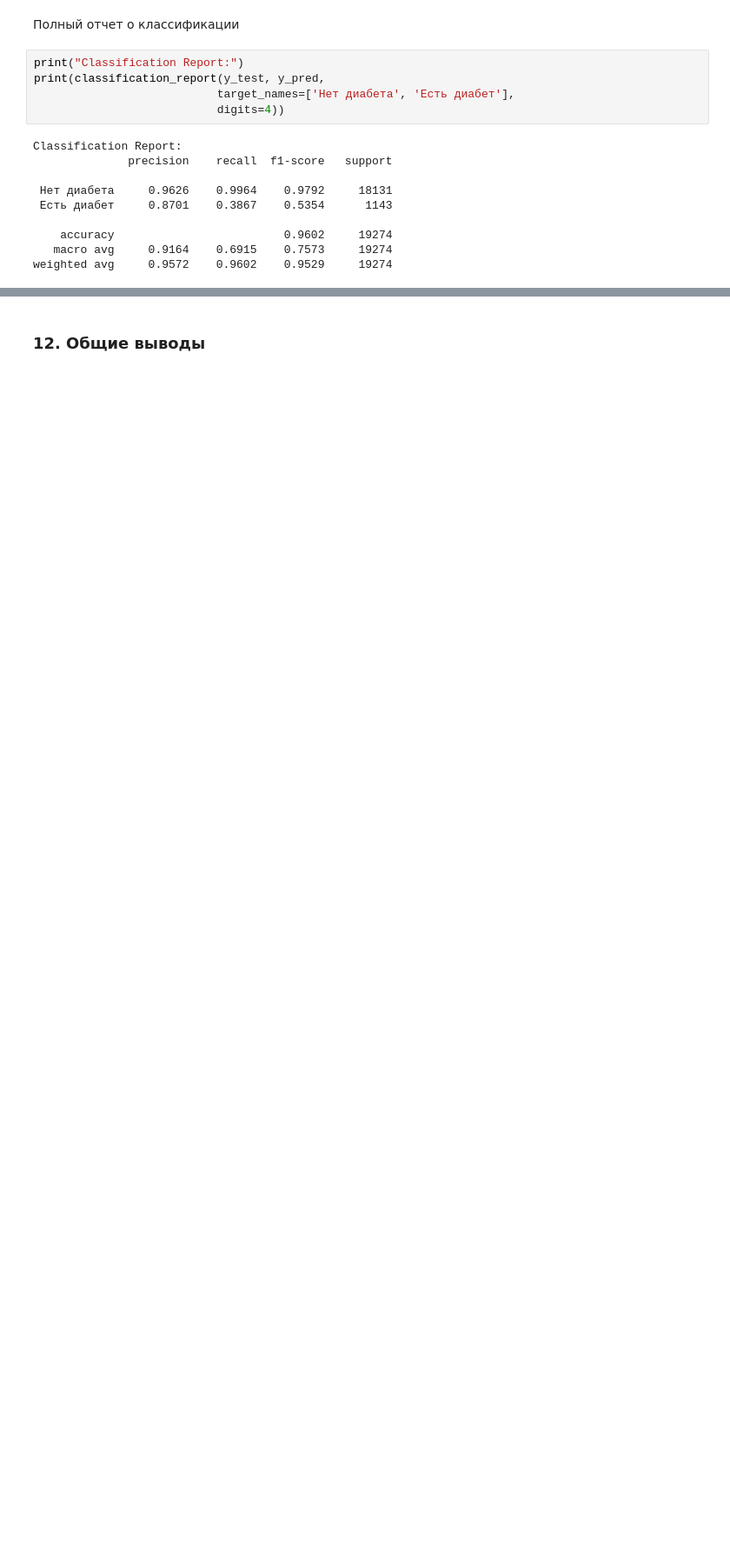
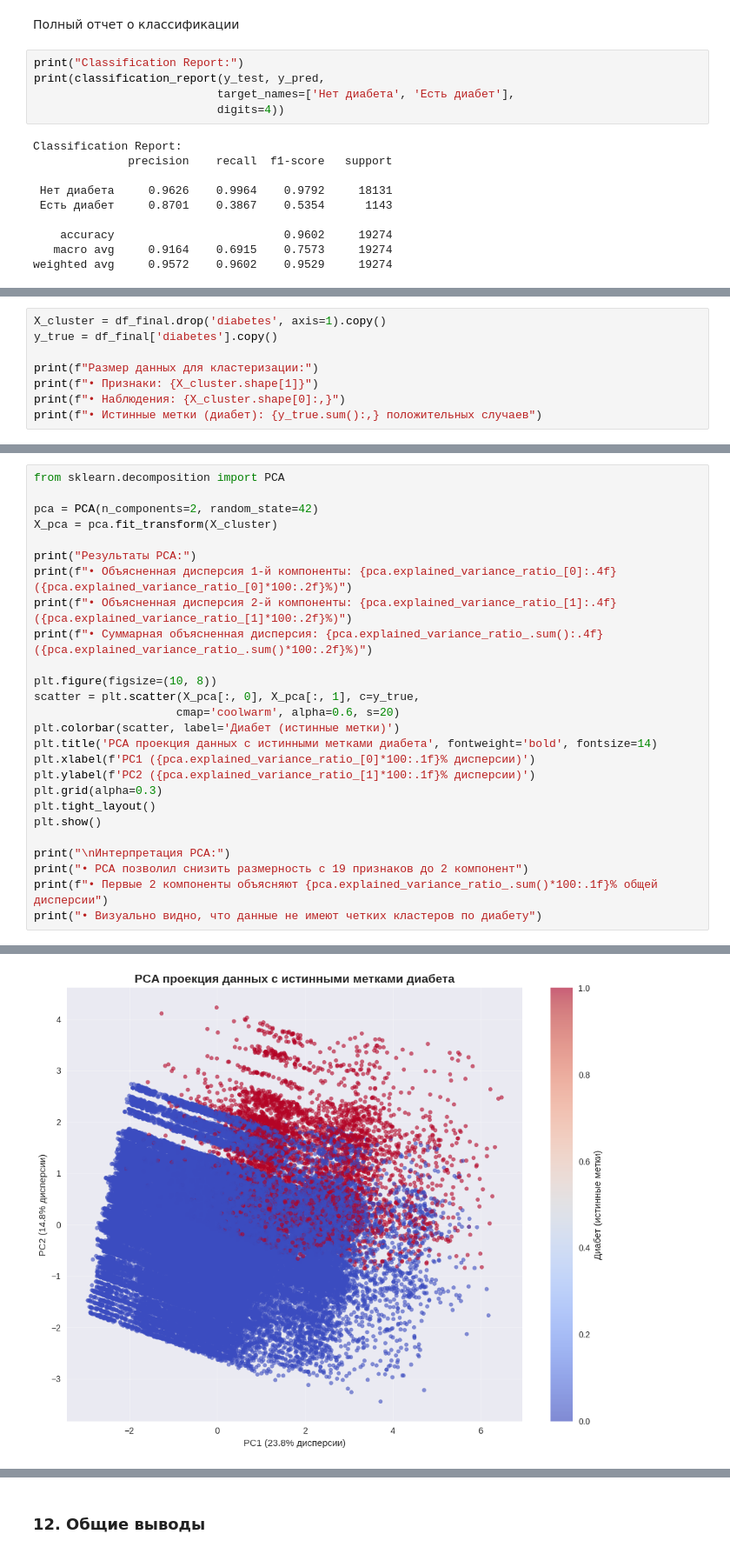
Before and after one commit to Kvoks/ML, a Jupyter notebook: ML1Khovansky.ipynb, the cells around one changed output, grey strips where cells are left out. Shown at 87% size. Cells and saved outputs as stored; diff of their text form; blank space fills up the shorter version.

```diff
--- a/ML1Khovansky.ipynb
+++ b/ML1Khovansky.ipynb
@@ -1348,0 +1374,8 @@ weighted avg     0.9572    0.9602    0.9529     19274
+# %%
+X_cluster = df_final.drop('diabetes', axis=1).copy()
+y_true = df_final['diabetes'].copy()
+
+print(f"Размер данных для кластеризации:")
+print(f"• Признаки: {X_cluster.shape[1]}")
+print(f"• Наблюдения: {X_cluster.shape[0]:,}")
+print(f"• Истинные метки (диабет): {y_true.sum():,} положительных случаев")
@@ -1348,0 +1389,27 @@ weighted avg     0.9572    0.9602    0.9529     19274
+# %%
+from sklearn.decomposition import PCA
+
+pca = PCA(n_components=2, random_state=42)
+X_pca = pca.fit_transform(X_cluster)
+
+print("Результаты PCA:")
+print(f"• Объясненная дисперсия 1-й компоненты: {pca.explained_variance_ratio_[0]:.4f} ({pca.explained_variance_ratio_[0]*100:.2f}%)")
+print(f"• Объясненная дисперсия 2-й компоненты: {pca.explained_variance_ratio_[1]:.4f} ({pca.explained_variance_ratio_[1]*100:.2f}%)")
+print(f"• Суммарная объясненная дисперсия: {pca.explained_variance_ratio_.sum():.4f} ({pca.explained_variance_ratio_.sum()*100:.2f}%)")
+
+plt.figure(figsize=(10, 8))
+scatter = plt.scatter(X_pca[:, 0], X_pca[:, 1], c=y_true,
+                     cmap='coolwarm', alpha=0.6, s=20)
+plt.colorbar(scatter, label='Диабет (истинные метки)')
+plt.title('PCA проекция данных с истинными метками диабета', fontweight='bold', fontsize=14)
+plt.xlabel(f'PC1 ({pca.explained_variance_ratio_[0]*100:.1f}% дисперсии)')
+plt.ylabel(f'PC2 ({pca.explained_variance_ratio_[1]*100:.1f}% дисперсии)')
+plt.grid(alpha=0.3)
+plt.tight_layout()
+plt.show()
+
+print("\nИнтерпретация PCA:")
+print("• PCA позволил снизить размерность с 19 признаков до 2 компонент")
+print(f"• Первые 2 компоненты объясняют {pca.explained_variance_ratio_.sum()*100:.1f}% общей дисперсии")
+print("• Визуально видно, что данные не имеют четких кластеров по диабету")
+# %% [output]
@@ -1348,0 +1420 @@ weighted avg     0.9572    0.9602    0.9529     19274
+[figure, added]
```
Also changed, not shown: parts of 21 cells of this notebook.
